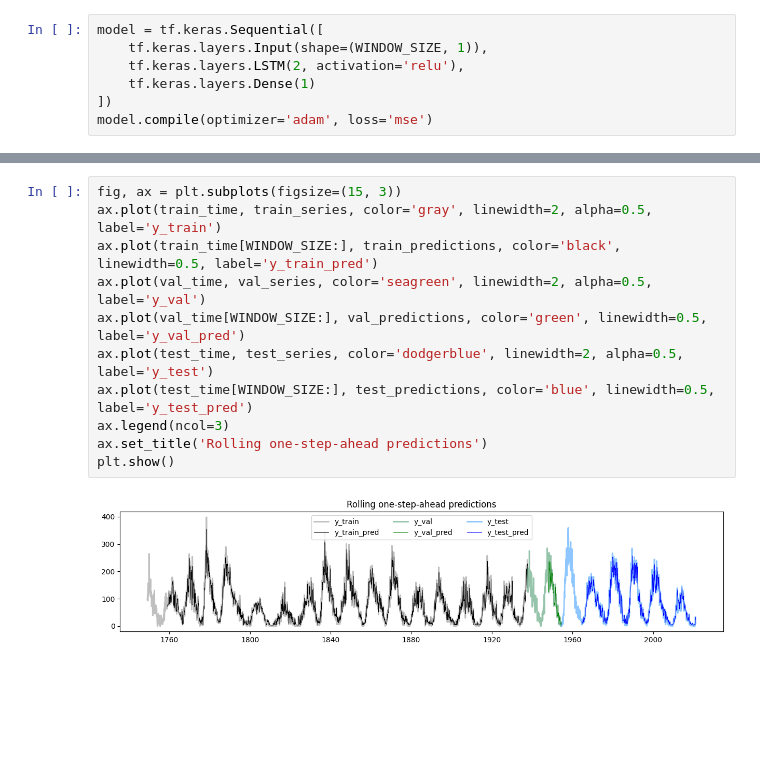
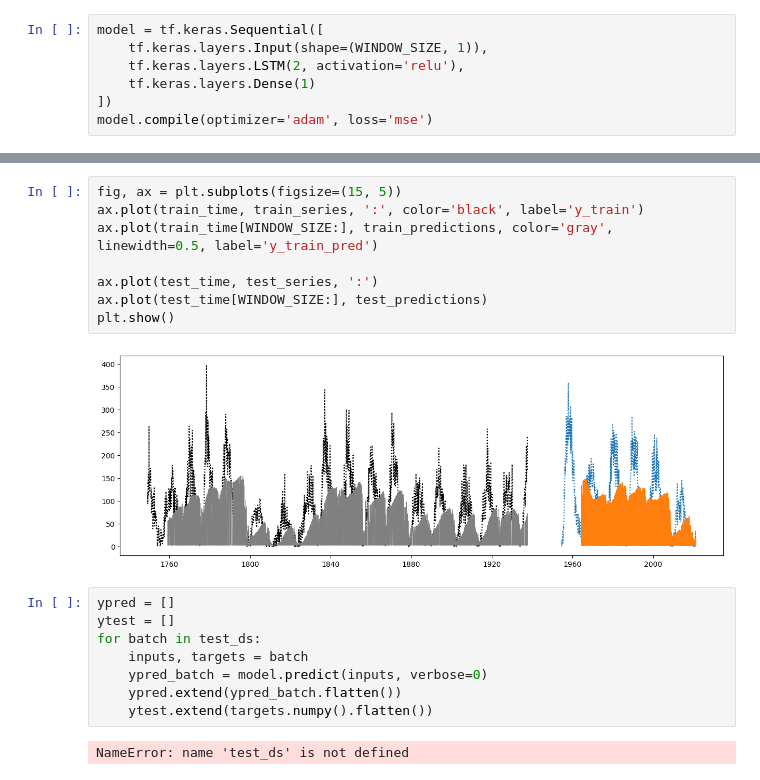
Before and after one commit to robetatis/study_notes_ml, a Jupyter notebook: sunspots.ipynb, the cells around one changed output, grey strips where cells are left out. Drawn from its saved outputs; the diff is of its cells as text; blank space fills up the shorter version.

```diff
--- a/sunspots.ipynb
+++ b/sunspots.ipynb
@@ -127,13 +125,20 @@ val_predictions = model.predict(val_generator)
 # %%
-fig, ax = plt.subplots(figsize=(15, 3))
-ax.plot(train_time, train_series, color='gray', linewidth=2, alpha=0.5, label='y_train')
-ax.plot(train_time[WINDOW_SIZE:], train_predictions, color='black', linewidth=0.5, label='y_train_pred')
-ax.plot(val_time, val_series, color='seagreen', linewidth=2, alpha=0.5, label='y_val')
-ax.plot(val_time[WINDOW_SIZE:], val_predictions, color='green', linewidth=0.5, label='y_val_pred')
-ax.plot(test_time, test_series, color='dodgerblue', linewidth=2, alpha=0.5, label='y_test')
-ax.plot(test_time[WINDOW_SIZE:], test_predictions, color='blue', linewidth=0.5, label='y_test_pred')
-ax.legend(ncol=3)
-ax.set_title('Rolling one-step-ahead predictions')
+fig, ax = plt.subplots(figsize=(15, 5))
+ax.plot(train_time, train_series, ':', color='black', label='y_train')
+ax.plot(train_time[WINDOW_SIZE:], train_predictions, color='gray', linewidth=0.5, label='y_train_pred')
+
+ax.plot(test_time, test_series, ':')
+ax.plot(test_time[WINDOW_SIZE:], test_predictions)
 plt.show()
 # %% [output]
-[figure, old version]
+[figure, new version]
+# %%
+ypred = []
+ytest = []
+for batch in test_ds:
+    inputs, targets = batch
+    ypred_batch = model.predict(inputs, verbose=0)
+    ypred.extend(ypred_batch.flatten())
+    ytest.extend(targets.numpy().flatten())
+# %% [output]
+NameError: name 'test_ds' is not defined
```
Also changed, not shown: parts of 4 cells of this notebook, 1 other file.
